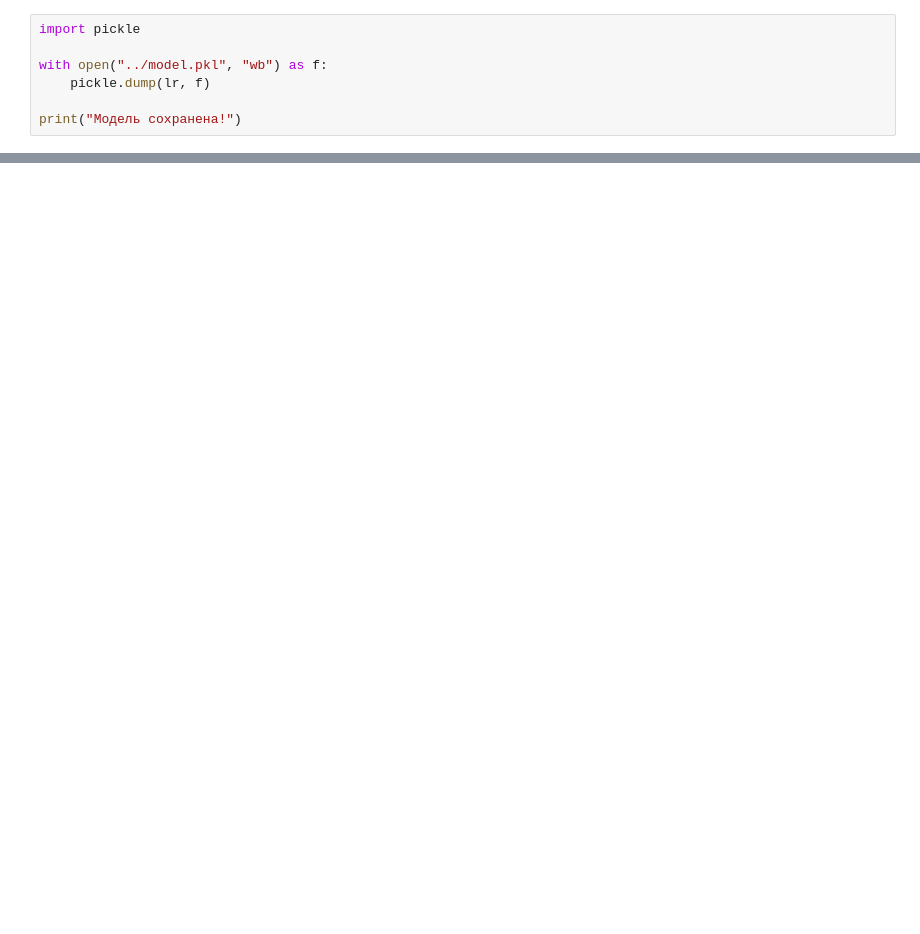
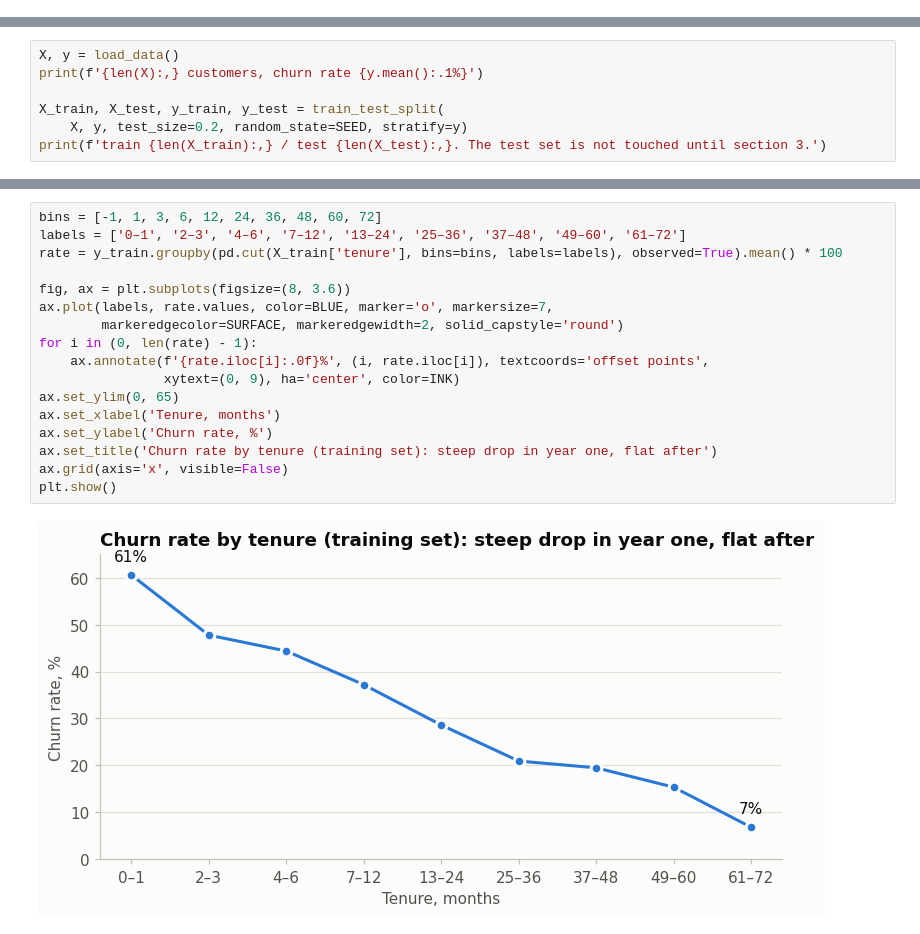
Before and after one commit to Reckaba/churn-prediction, a Jupyter notebook: notebooks/02_modeling.ipynb, the cells around one changed output, grey strips where cells are left out. Drawn from its saved outputs; the diff is of its cells as text; blank space fills up the shorter version.

```diff
--- a/notebooks/02_modeling.ipynb
+++ b/notebooks/02_modeling.ipynb
@@ -147,7 +0,0 @@ This initial message can be silenced or aggravated in the future by setting the
-# %%
-import pickle
-
-with open("../model.pkl", "wb") as f:
-    pickle.dump(lr, f)
-
-print("Модель сохранена!")
@@ -155,0 +69,7 @@ print("Модель сохранена!")
+# %%
+X, y = load_data()
+print(f'{len(X):,} customers, churn rate {y.mean():.1%}')
+
+X_train, X_test, y_train, y_test = train_test_split(
+    X, y, test_size=0.2, random_state=SEED, stratify=y)
+print(f'train {len(X_train):,} / test {len(X_test):,}. The test set is not touched until section 3.')
@@ -155,0 +83,19 @@ print("Модель сохранена!")
+# %%
+bins = [-1, 1, 3, 6, 12, 24, 36, 48, 60, 72]
+labels = ['0–1', '2–3', '4–6', '7–12', '13–24', '25–36', '37–48', '49–60', '61–72']
+rate = y_train.groupby(pd.cut(X_train['tenure'], bins=bins, labels=labels), observed=True).mean() * 100
+
+fig, ax = plt.subplots(figsize=(8, 3.6))
+ax.plot(labels, rate.values, color=BLUE, marker='o', markersize=7,
+        markeredgecolor=SURFACE, markeredgewidth=2, solid_capstyle='round')
+for i in (0, len(rate) - 1):
+    ax.annotate(f'{rate.iloc[i]:.0f}%', (i, rate.iloc[i]), textcoords='offset points',
+                xytext=(0, 9), ha='center', color=INK)
+ax.set_ylim(0, 65)
+ax.set_xlabel('Tenure, months')
+ax.set_ylabel('Churn rate, %')
+ax.set_title('Churn rate by tenure (training set): steep drop in year one, flat after')
+ax.grid(axis='x', visible=False)
+plt.show()
+# %% [output]
+[figure, added]
```
Also changed, not shown: parts of 31 cells of this notebook, 32 other files.
